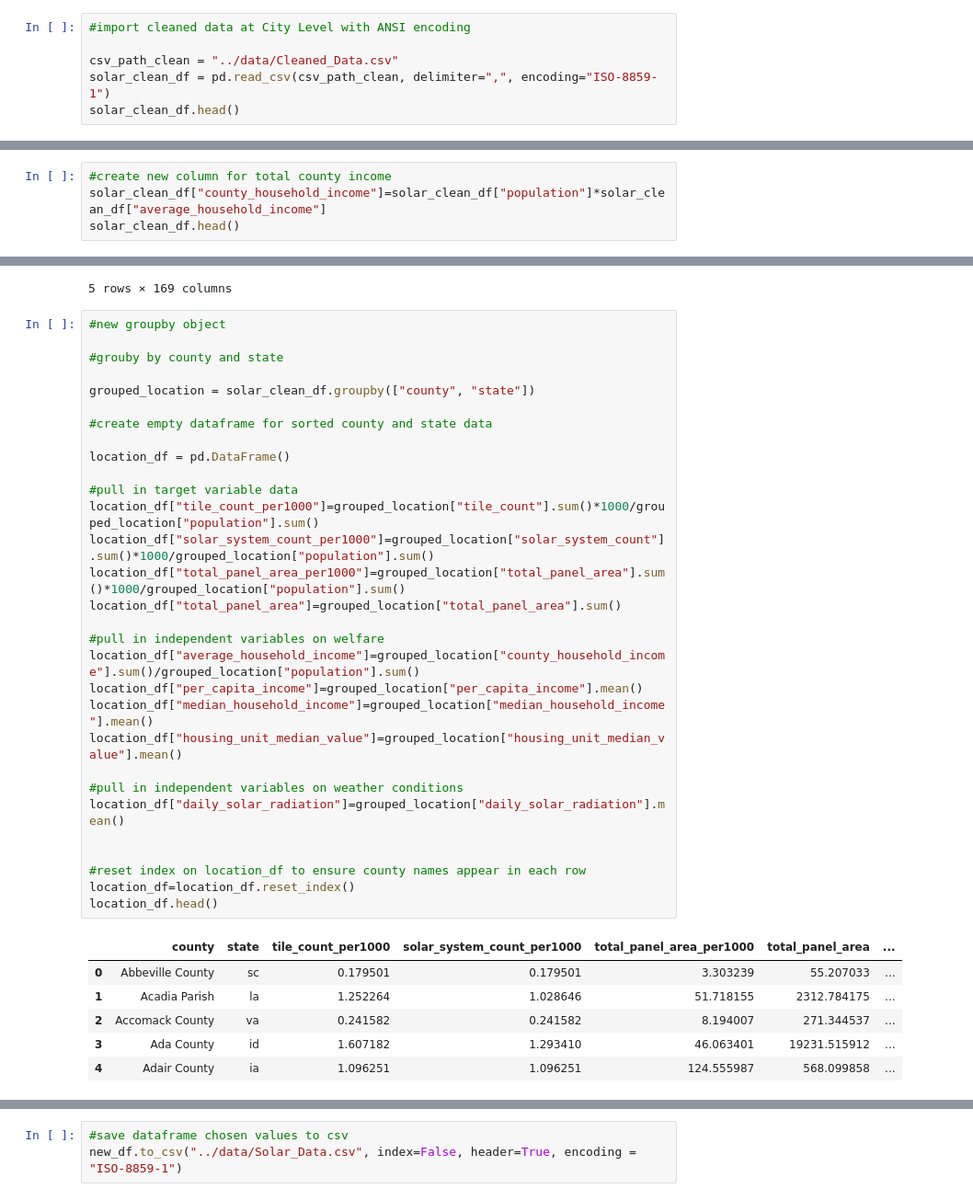
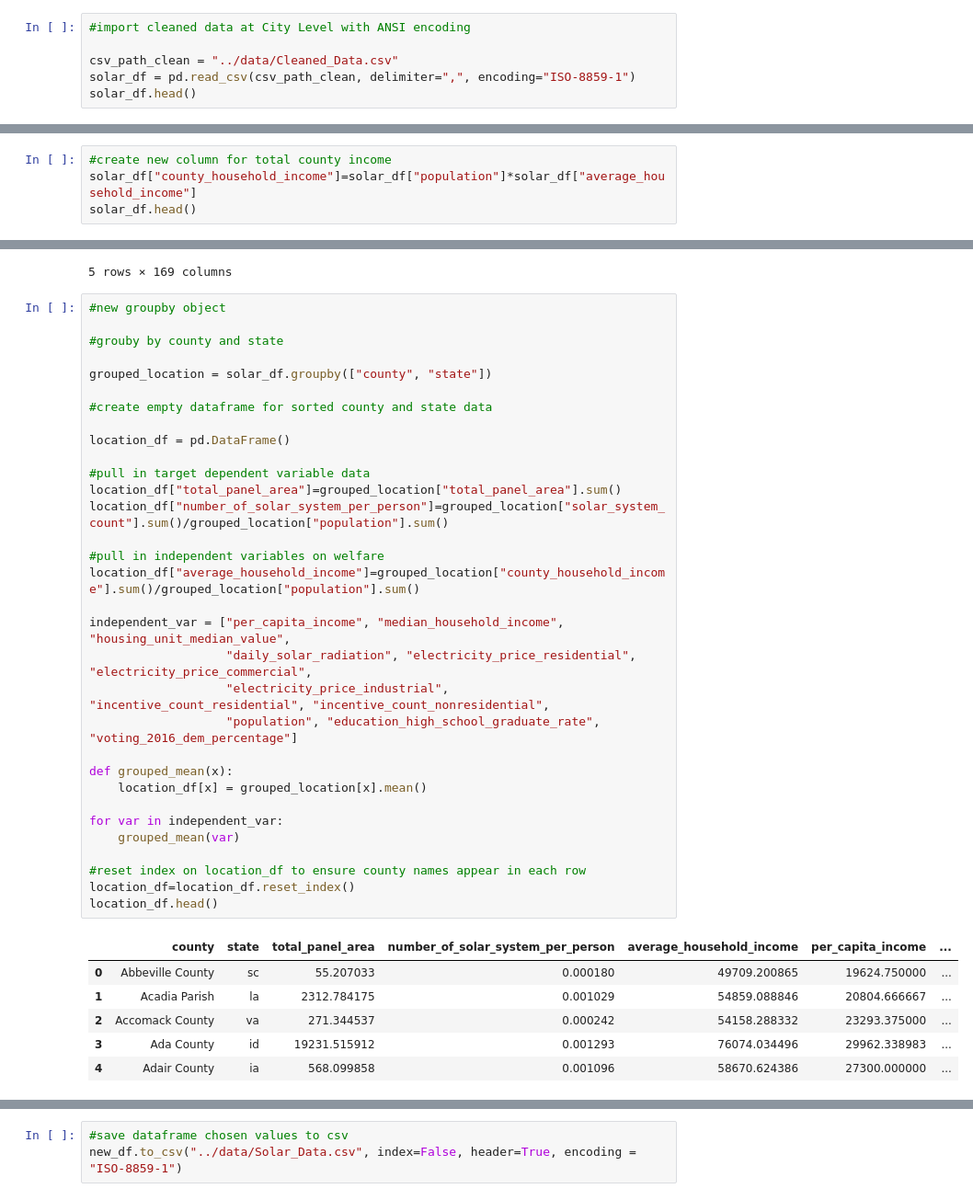
Before and after one commit to myoung12/Data_Boot_Camp_Project_1, a Jupyter notebook: notebooks/Mark_Analysis.ipynb, the cells around one changed output, grey strips where cells are left out. Shown at 92% size. Cells and saved outputs as stored; diff of their text form.

```diff
--- a/notebooks/Mark_Analysis.ipynb
+++ b/notebooks/Mark_Analysis.ipynb
@@ -25,8 +25,8 @@ county_df.head()
 #import cleaned data at City Level with ANSI encoding
 
 csv_path_clean = "../data/Cleaned_Data.csv"
-solar_clean_df = pd.read_csv(csv_path_clean, delimiter=",", encoding="ISO-8859-1")
-solar_clean_df.head()
+solar_df = pd.read_csv(csv_path_clean, delimiter=",", encoding="ISO-8859-1")
+solar_df.head()
 # %% [output]
 |  | Unnamed: 0 | tile_count | solar_system_count | total_panel_area | fips | average_household_income | county | ... |
 | 0 | 0 | 0 | 0 | 0.000000 | 27145011200 | 70352.78987 | Stearns County | ... |
@@ -37,8 +37,8 @@ solar_clean_df.head()
 5 rows × 168 columns
 # %%
 #create new column for total county income
-solar_clean_df["county_household_income"]=solar_clean_df["population"]*solar_clean_df["average_household_income"]
-solar_clean_df.head()
+solar_df["county_household_income"]=solar_df["population"]*solar_df["average_household_income"]
+solar_df.head()
 # %% [output]
 |  | Unnamed: 0 | tile_count | solar_system_count | total_panel_area | fips | average_household_income | county | ... |
 | 0 | 0 | 0 | 0 | 0.000000 | 27145011200 | 70352.78987 | Stearns County | ... |
@@ -50,40 +50,42 @@ solar_clean_df.head()
 # %%
 #new groupby object
 
 #grouby by county and state
 
-grouped_location = solar_clean_df.groupby(["county", "state"])
+grouped_location = solar_df.groupby(["county", "state"])
 
 #create empty dataframe for sorted county and state data
 
 location_df = pd.DataFrame()
 
-#pull in target variable data
-location_df["tile_count_per1000"]=grouped_location["tile_count"].sum()*1000/grouped_location["population"].sum()
-location_df["solar_system_count_per1000"]=grouped_location["solar_system_count"].sum()*1000/grouped_location["population"].sum()
-location_df["total_panel_area_per1000"]=grouped_location["total_panel_area"].sum()*1000/grouped_location["population"].sum()
+#pull in target dependent variable data
 location_df["total_panel_area"]=grouped_location["total_panel_area"].sum()
+location_df["number_of_solar_system_per_person"]=grouped_location["solar_system_count"].sum()/grouped_location["population"].sum()
 
 #pull in independent variables on welfare
 location_df["average_household_income"]=grouped_location["county_household_income"].sum()/grouped_location["population"].sum()
-location_df["per_capita_income"]=grouped_location["per_capita_income"].mean()
-location_df["median_household_income"]=grouped_location["median_household_income"].mean()
-location_df["housing_unit_median_value"]=grouped_location["housing_unit_median_value"].mean()
 
-#pull in independent variables on weather conditions
-location_df["daily_solar_radiation"]=grouped_location["daily_solar_radiation"].mean()
+independent_var = ["per_capita_income", "median_household_income", "housing_unit_median_value",
+                   "daily_solar_radiation", "electricity_price_residential", "electricity_price_commercial",
+                   "electricity_price_industrial", "incentive_count_residential", "incentive_count_nonresidential",
+                   "population", "education_high_school_graduate_rate", "voting_2016_dem_percentage"]
 
+def grouped_mean(x):
+    location_df[x] = grouped_location[x].mean()
+
+for var in independent_var:
+    grouped_mean(var)
 
 #reset index on location_df to ensure county names appear in each row
 location_df=location_df.reset_index()
 location_df.head()
 # %% [output]
-|  | county | state | tile_count_per1000 | solar_system_count_per1000 | total_panel_area_per1000 | total_panel_area | ... |
-| 0 | Abbeville County | sc | 0.179501 | 0.179501 | 3.303239 | 55.207033 | ... |
-| 1 | Acadia Parish | la | 1.252264 | 1.028646 | 51.718155 | 2312.784175 | ... |
-| 2 | Accomack County | va | 0.241582 | 0.241582 | 8.194007 | 271.344537 | ... |
-| 3 | Ada County | id | 1.607182 | 1.293410 | 46.063401 | 19231.515912 | ... |
-| 4 | Adair County | ia | 1.096251 | 1.096251 | 124.555987 | 568.099858 | ... |
+|  | county | state | total_panel_area | number_of_solar_system_per_person | average_household_income | per_capita_income | ... |
+| 0 | Abbeville County | sc | 55.207033 | 0.000180 | 49709.200865 | 19624.750000 | ... |
+| 1 | Acadia Parish | la | 2312.784175 | 0.001029 | 54859.088846 | 20804.666667 | ... |
+| 2 | Accomack County | va | 271.344537 | 0.000242 | 54158.288332 | 23293.375000 | ... |
+| 3 | Ada County | id | 19231.515912 | 0.001293 | 76074.034496 | 29962.338983 | ... |
+| 4 | Adair County | ia | 568.099858 | 0.001096 | 58670.624386 | 27300.000000 | ... |
 # %%
 #merge dataframes by county and state together
 new_df=pd.merge(county_df, location_df, how="left", on=["county", "state"])
```
Also changed, not shown: parts of 9 cells of this notebook, 2 other files.
